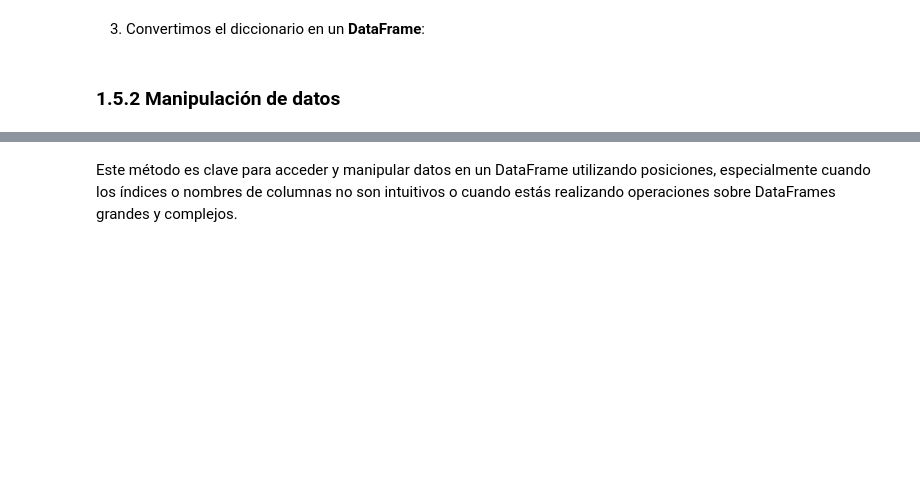
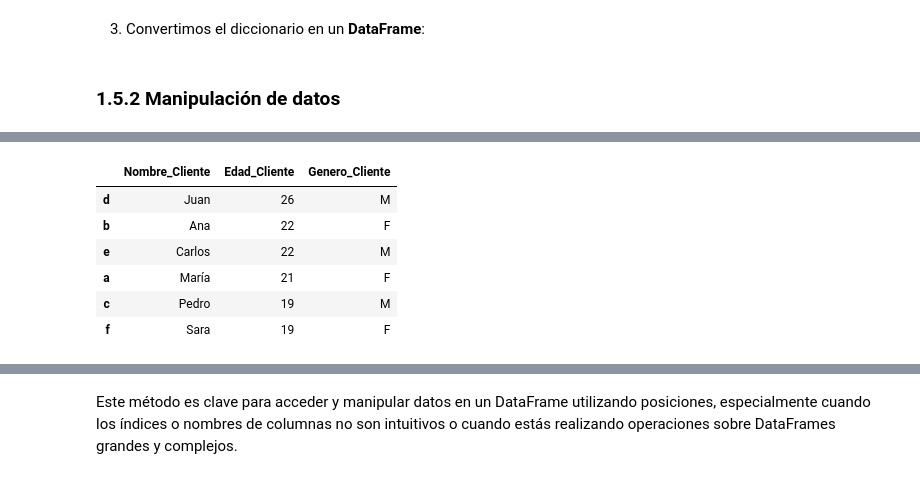
Before and after one commit to lporras/bootcamp_analisis_predic, a Jupyter notebook: docs/modulo_1_sin_codigo.ipynb, the cells around one changed output, grey strips where cells are left out. Drawn from its saved outputs; the diff is of its cells as text; code cells hidden in the pictures; blank space fills up the shorter version.

```diff
--- a/docs/modulo_1_sin_codigo.ipynb
+++ b/docs/modulo_1_sin_codigo.ipynb
@@ -21,7 +23,8 @@ print(data)
 3. Convertimos el diccionario en un __DataFrame__:
 # %%
 # DataFrame es una función que está dentro del módulo pandas
-# TU CODIGO AQUI
+
+df = pd.DataFrame(data)
 # %% [markdown]
 ### **1.5.2 Manipulación de datos**
 # %%
@@ -58,5 +97,14 @@ df.head()
 # %%
 # Ordenar el DataFrame df por la columna 'Edad' en orden descendente
-# TU CODIGO AQUI
+
+df.sort_values(by='Edad_Cliente', ascending=False)
+# %% [output]
+|  | Nombre_Cliente | Edad_Cliente | Genero_Cliente |
+| d | Juan | 26 | M |
+| b | Ana | 22 | F |
+| e | Carlos | 22 | M |
+| a | María | 21 | F |
+| c | Pedro | 19 | M |
+| f | Sara | 19 | F |
 # %%
 # Seleccionar la primera fila (índice 0)
```
Also changed, not shown: parts of 28 cells of this notebook, 7 other files.
